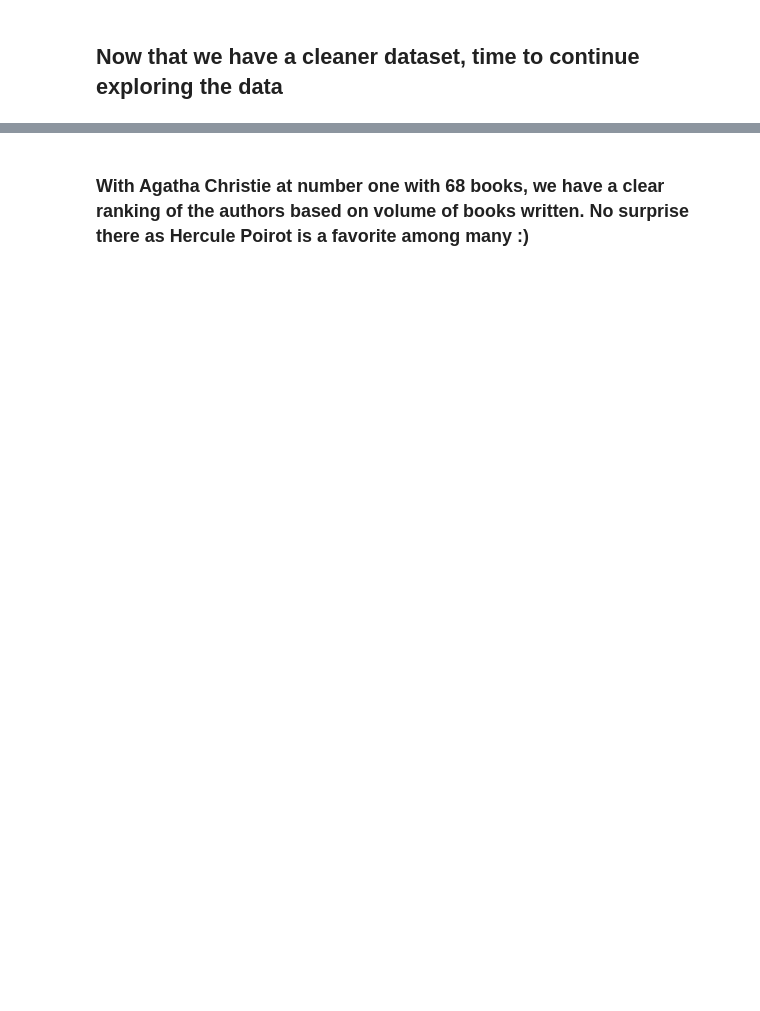
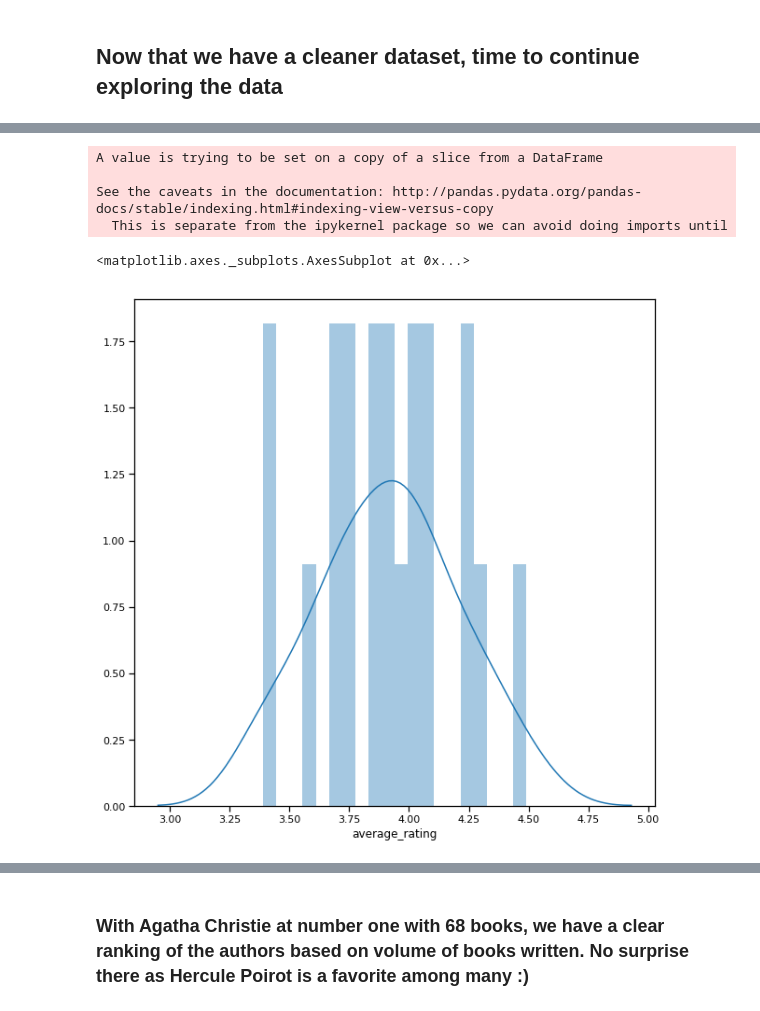
Before and after one commit to Shelabd-zz/GoodReadsDataAnalysis, a Jupyter notebook: GoodReadsAnalysis.ipynb, the cells around one changed output, grey strips where cells are left out. Saved outputs shown, nothing was run; the diff lists cells and outputs as text; code cells hidden in the pictures; blank space fills up the shorter version.

```diff
--- a/GoodReadsAnalysis.ipynb
+++ b/GoodReadsAnalysis.ipynb
@@ -66,0 +89,4 @@ plt.show()
+# %%
+books = df[['title']]
+books=books['title'].value_counts()[0:20]
+books
@@ -67,3 +111,26 @@ plt.show()
+# %%
+
+new_df = pd.DataFrame(books)
+new_df.reset_index(level=0, inplace=True)
+new_df.columns= ['title','title_count']
+new_df['average_rating']=0.0
+# %%
+counter=0
+for title in new_df['title']:
+    new_df['average_rating'][counter]=df[df['title']==title]['average_rating'].mean()
+    counter=counter+1
+# %% [output]
+A value is trying to be set on a copy of a slice from a DataFrame
+
+See the caveats in the documentation: http://pandas.pydata.org/pandas-docs/stable/indexing.html#indexing-view-versus-copy
+  This is separate from the ipykernel package so we can avoid doing imports until
+# %%
+plt.figure(figsize=(10,10))
+rating= new_df.average_rating.astype(float)
+sns.distplot(rating, bins=20)
+# %% [output]
+<matplotlib.axes._subplots.AxesSubplot at 0x...>
+[figure, added]
 # %%
 #checking the authors with the highest number of books written
 
```
Also changed, not shown: parts of 40 cells of this notebook.
